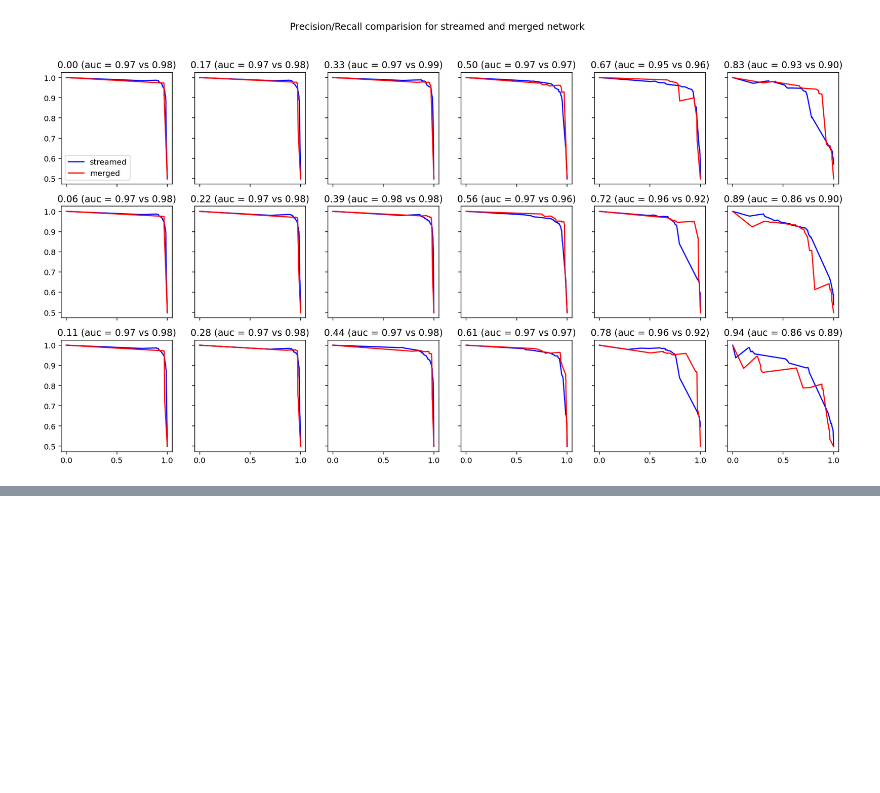
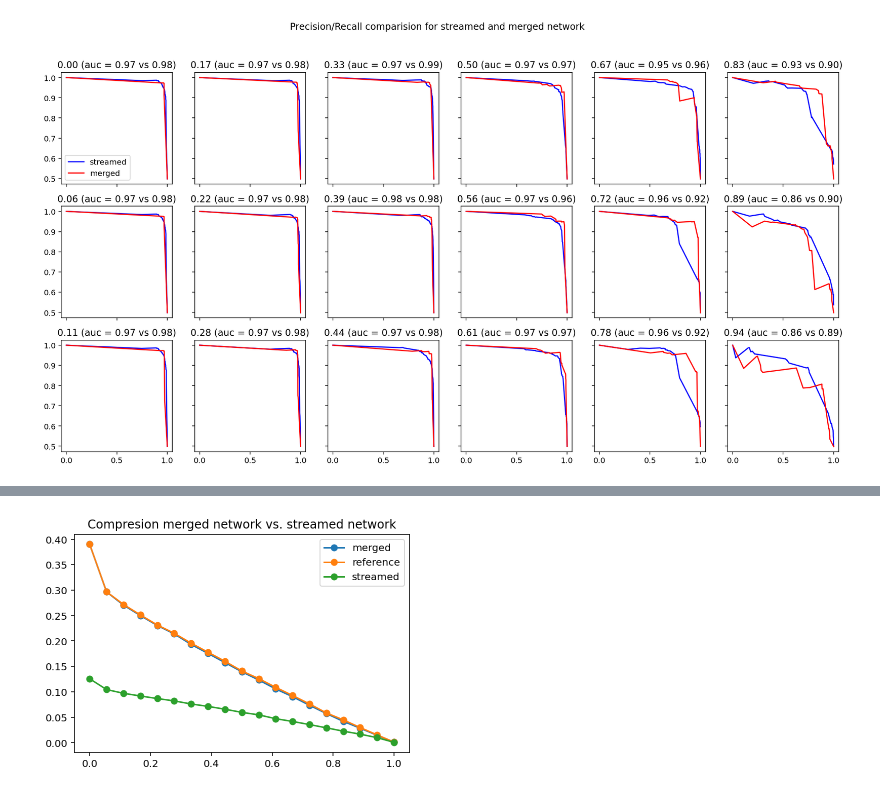
Before and after one commit to jrybicki-jsc/smms, a Jupyter notebook: graphla/netprediction.ipynb, the cells around one changed output, grey strips where cells are left out. Saved outputs shown, nothing was run; the diff lists cells and outputs as text; code cells hidden in the pictures; blank space fills up the shorter version.

```diff
--- a/graphla/netprediction.ipynb
+++ b/graphla/netprediction.ipynb
@@ -730,0 +444,26 @@ False
+# %%
+#merged-th15_ref.pickle
+#stream-th15_aggreg.pickle
+with open('../res/merged-th15_merged.pickle', 'rb') as f:
+    nets_merged = pickle.load(f)
+
+with open('../res/merged-th15_ref.pickle', 'rb') as f:
+    nets_reference = pickle.load(f)
+
+with open('../res/stream-th15_aggreg.pickle', 'rb') as f:
+    nets_streamed = pickle.load(f)
+# %%
+size = sum(map(sum, nets_merged[0.0].values()))
+
+comp_merged = {gamma: len(net) for gamma, net in nets_merged.items()}
+comp_ref = {gamma: len(net) for gamma,net in nets_reference.items()}
+comp_stream = {gamma: len(net) for gamma,net in nets_streamed.items()}
+# %%
+plt.title('Compresion merged network vs. streamed network')
+plt.plot(list(comp_merged.keys()), list(comp_merged.values())/size,'-o', label='merged')
+plt.plot(list(comp_ref.keys()), list(comp_ref.values())/size,'-o', label='reference')
+plt.plot(list(comp_stream.keys()), list(comp_stream.values())/size,'-o', label='streamed')
+
+plt.legend();
+# %% [output]
+[figure, added]
```
Also changed, not shown: parts of 66 cells of this notebook, 2 other files.
